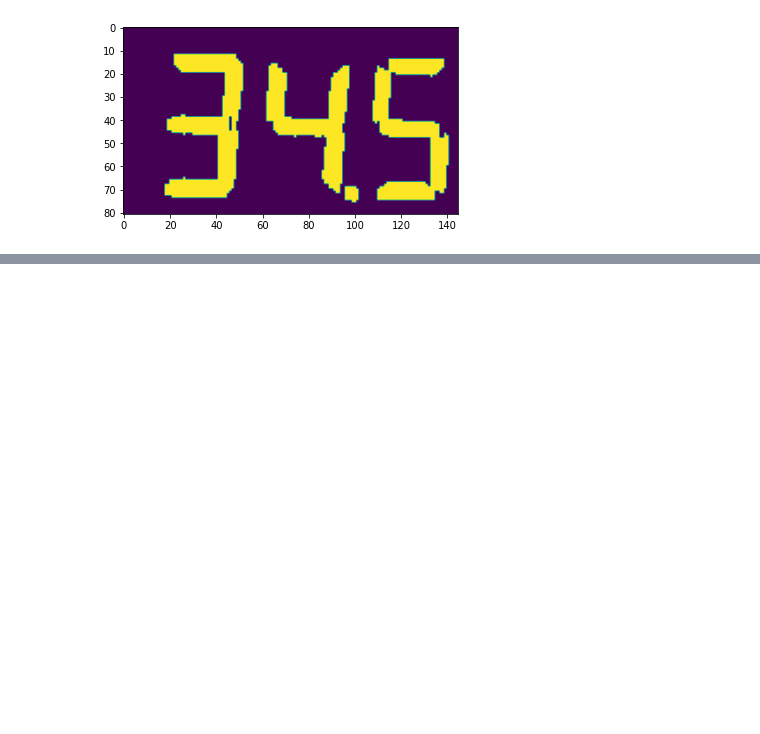
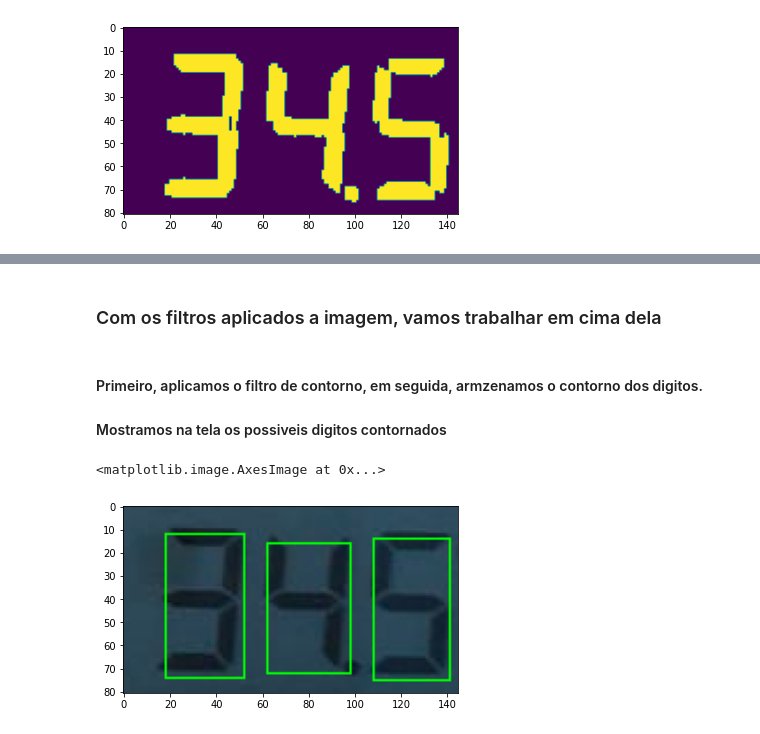
Before and after one commit to GodKelvin/PDI_Deteccao_Digitos_Imgs, a Jupyter notebook: pdi_tarefa2.ipynb, the cells around one changed output, grey strips where cells are left out. Cells and saved outputs as stored; diff of their text form; code cells hidden in the pictures; blank space fills up the shorter version.

```diff
--- a/pdi_tarefa2.ipynb
+++ b/pdi_tarefa2.ipynb
@@ -37,7 +37,7 @@ image = cv2.imread(imagem_exemplo)
 gray_scale_image = cv2.cvtColor(image, cv2.COLOR_BGR2GRAY)
 
 #Revelando regioes mais escuras (ou seja, os digitos) do que a regiao claras (o fundo)
-thresh = cv2.threshold(gray_scale_image, 1, 255, cv2.THRESH_BINARY_INV | cv2.THRESH_OTSU)[1]
+thresh = cv2.threshold(gray_scale_image, 0, 255, cv2.THRESH_BINARY_INV | cv2.THRESH_OTSU)[1]
 
 #Limpando a imagem com operações morfologicas (Abertura e fechamento)
 
@@ -138,0 +55,29 @@ SyntaxError: EOF while scanning triple-quoted string literal (<ipython-input-26-
+# %% [markdown]
+### Com os filtros aplicados a imagem, vamos trabalhar em cima dela
+# %% [markdown]
+#### Primeiro, aplicamos o filtro de contorno, em seguida, armzenamos o contorno dos digitos.
+#### Mostramos na tela os possiveis digitos contornados
+# %%
+#Aplicando o filtro de contorno e encontrando-os
+cnts = cv2.findContours(closing.copy(), cv2.RETR_EXTERNAL, cv2.CHAIN_APPROX_SIMPLE)
+cnts = imutils.grab_contours(cnts)
+
+#Lista para armazenar os contornos dos digitos
+digitCnts = []
+
+#Loops nos candidatos da area de digitos
+for c in cnts:
+    #Calcula a "caixa" de um possivel digito
+    (x, y, w, h) = cv2.boundingRect(c)
+
+    #if(w > 10 and (h >= 30 and h <=40)):
+    if(w >= 10 and (h >= 3)):
+        digitCnts.append(c)
+        #Ultimo valor == espessura do retangulo
+        #Pintando de verde (R, G, B)
+        cv2.rectangle(image, (x,y), (x+w, y+h), (0, 255, 0), 1)
+
+plt.imshow(image)
+# %% [output]
+<matplotlib.image.AxesImage at 0x...>
+[figure, added]
```
Also changed, not shown: parts of 2 cells of this notebook.
